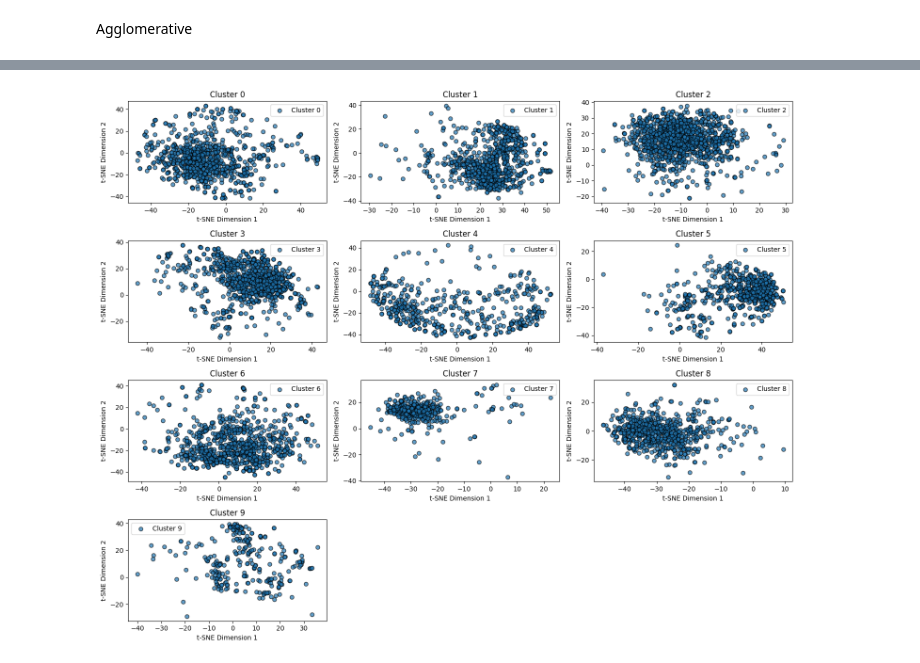
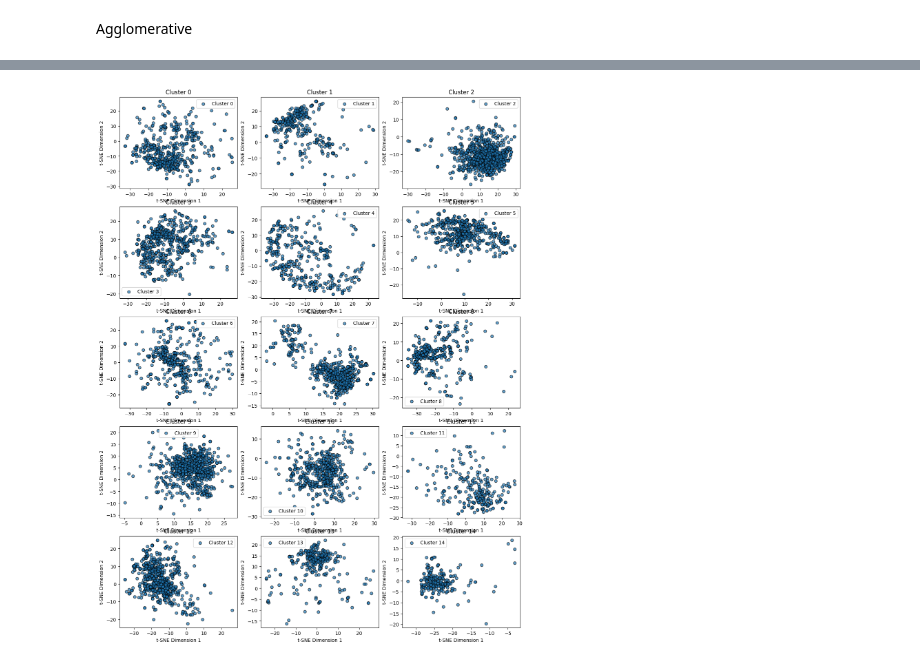
Before and after one commit to ahmadhanif3/songs-lyrics-clustering, a Jupyter notebook: modeling.ipynb, the cells around one changed output, grey strips where cells are left out. Saved outputs shown, nothing was run; the diff lists cells and outputs as text; code cells hidden in the pictures.

```diff
--- a/modeling.ipynb
+++ b/modeling.ipynb
@@ -51,7 +51,9 @@ Agglomerative
 # %%
 from sklearn.cluster import AgglomerativeClustering
 
-clustering = AgglomerativeClustering(n_clusters=10)  # Auto-detect clusters
+# Set n_cluster if it needs definite number, and set dist None
+# Set distance_threshold if number of cluster is defined be algorithm, and set n_clust None
+clustering = AgglomerativeClustering(n_clusters=15, distance_threshold=None)
 df['cluster'] = clustering.fit_predict(embeddings)
 # %%
 df[['title', 'cluster']].head()
@@ -84,7 +91,7 @@ Name: count, dtype: int64
 # %%
 from sklearn.manifold import TSNE
 
-tsne = TSNE(n_components=2, random_state=42, perplexity=30)
+tsne = TSNE(n_components=2, random_state=42, perplexity=50)
 embeddings_2d = tsne.fit_transform(embeddings)
 
 df['tsne_x'] = embeddings_2d[:, 0]
@@ -118,16 +125,22 @@ plt.show()
 # %%
-plt.figure(figsize=(15, 12))
-for i in range(10):
-    plt.subplot(4, 3, i + 1)  # Create a grid of 4x3 subplots
+import math
+cluster_n = 15
+rows = math.ceil(cluster_n / 3)
+fig_w = 3 * 5
+fig_h = 4 * rows
+
+plt.figure(figsize=(fig_w, fig_h))
+for i in range(cluster_n):
+    plt.subplot(rows, 3, i + 1)
     cluster_data = df[df['cluster'] == i]
 
     plt.scatter(cluster_data['tsne_x'], cluster_data['tsne_y'], alpha=0.7, edgecolor='k', label=f"Cluster {i}")
     plt.title(f"Cluster {i}")
     plt.xlabel("t-SNE Dimension 1")
     plt.ylabel("t-SNE Dimension 2")
     plt.legend()
 
-plt.tight_layout()
+# plt.tight_layout()
 plt.show()
 # %% [output]
-[figure, old version]
+[figure, new version]
```
Also changed, not shown: parts of 12 cells of this notebook.
